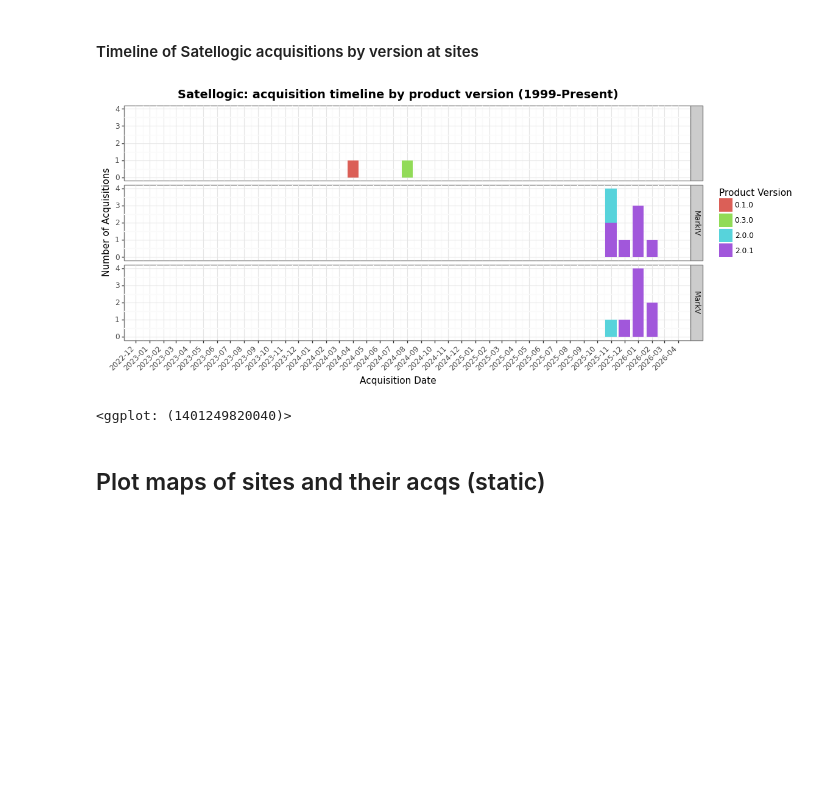
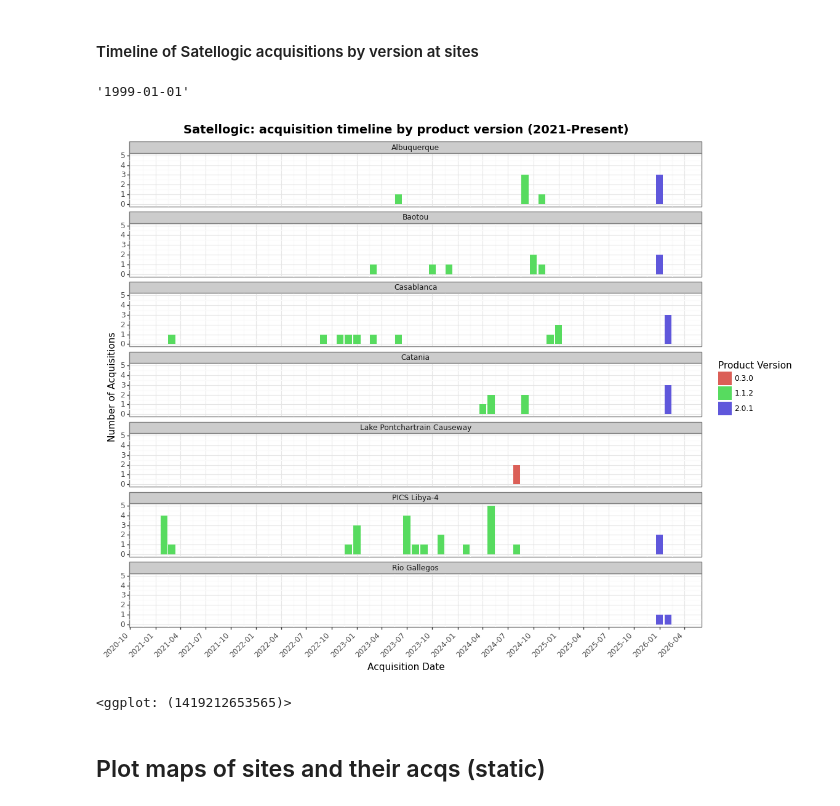
Before and after one commit to pahbs/csda_summaries, a Jupyter notebook: notebooks/csda_stac_search_satellogic.ipynb, the cells around one changed output. Drawn from its saved outputs; the diff is of its cells as text; code cells hidden in the pictures; blank space fills up the shorter version.

Commit message:
siteslib and nb updates

```diff
--- a/notebooks/csda_stac_search_satellogic.ipynb
+++ b/notebooks/csda_stac_search_satellogic.ipynb
@@ -49,4 +44,4 @@ In a future release, GeoPandas will switch to using Shapely by default. If you a
 # %%
 # Define your spreadsheet ID and sheet name
 SPREADSHEET_ID = '13MrpqFtAOqQY9WdW9lHNsqjCbG-e3VQkEDbHOGIKa6k'
-BUF_KM = 1
+BUF_KM = 3
@@ -91,0 +79,16 @@ Warning: Skipping empty geometry at index 12
+# %%
+custom_geojson_dict = {
+    'PICS Libya-4': '/explore/nobackup/projects/CSDA_eval/sites/map_1x3_MODISgrids_Libya4.geojson'
+}
+
+# Create GeoDataFrame
+sites_gdf = siteslib.create_sites_gdf_with_aois(
+    sites,
+    default_size_km=BUF_KM,
+    custom_geojson_dict=custom_geojson_dict,
+    site_column='Site Name',
+    lat_column='Latitude',
+    lon_column='Longitude'
+)
+
+print(f"\n{sites_gdf.shape[0]} sites are being used to search for imagery.")
@@ -194,4 +209,4 @@ print("\n✓ Saved to stac_collections.md")
 # %% [markdown]
 ### Create site dicts for all sites
 # %%
-site_dicts = staclib.create_site_dict_from_gdf(sites_gdf, site_name_field = 'Site Name', buffer_degrees=0.1)
+site_dicts = staclib.create_site_dict_from_gdf(sites_gdf, site_name_field = 'Site Name')
@@ -274,11 +319,20 @@ Name: site_name, dtype: int64
 # %% [markdown]
 #### Timeline of Satellogic acquisitions by version at sites
+# %%
+START_DATE
+# %% [output]
+'1999-01-01'
 # %%
 from plotnine import *
 import pandas as pd
 from datetime import datetime
 
-start_date_obj = datetime.strptime(START_DATE, '%Y-%m-%d')  # adjust format as needed
+# Define start and end dates
+start_date = pd.to_datetime('2021-01-01')
+end_date = timeline_df['date'].max()
+
+# start_date_obj = datetime.strptime(START_DATE, '%Y-%m-%d')  # adjust format as needed
+start_date_obj = start_date
 
 # Prepare data
 plot_df = stac_gdf.copy()
@@ -288,50 +342,49 @@ plot_df.columns = plot_df.columns.str.replace(':', '_')
 if plot_df['datetime'].dtype == 'object':
     plot_df['datetime'] = pd.to_datetime(plot_df['datetime'])
 
-# Filter from 2010 onwards
-plot_df = plot_df[plot_df['datetime'] >= '2020-01-01'].copy()
+# # Filter from 2010 onwards
+# plot_df = plot_df[plot_df['datetime'] >= '2010-01-01'].copy()
 
 # Extract year-month for grouping
 plot_df['year_month'] = plot_df['datetime'].dt.to_period('M').astype(str)
 
 # Count acquisitions by year-month and version
-timeline_df = plot_df.groupby(['year_month', 'satl_product_version','site_name','satl_satellite_generation']).size().reset_index(name='count')
+timeline_df = plot_df.groupby(['year_month', 'satl_product_version','site_name']).size().reset_index(name='count')
 
 # Convert year_month back to datetime for plotting
 timeline_df['date'] = pd.to_datetime(timeline_df['year_month'])
-
-# Define start and end dates
-start_date = pd.to_datetime('2023-01-01')
-end_date = timeline_df['date'].max()
 
 # Create plot with explicit x-axis limits
 p = (
     ggplot(timeline_df, aes(x='date', y='count', fill='satl_product_version')) +
     geom_col() +
     scale_x_datetime(
         limits=[start_date, end_date],
-        date_breaks='1 month',
+        date_breaks='3 month',
         date_labels='%Y-%m'
     ) +
     labs(
         title=f"Satellogic: acquisition timeline by product version ({start_date_obj.strftime('%Y')}-Present)",
         x='Acquisition Date',
         y='Number of Acquisitions',
         fill='Product Version'
     ) +
     theme_bw() +
     theme(
-        figure_size=(12, 5),
+        figure_size=(12, 10),
         axis_text_x=element_text(angle=45, hjust=1),
         plot_title=element_text(size=14, weight='bold')
     )
-    + facet_grid('satl_satellite_generation~')
+    #+ facet_grid('satl_satellite_generation~')
+    #+ facet_wrap('~satl_satellite_generation+site_name')
+    + facet_wrap('~site_name', ncol=1)
+
 )
 
 p
 # %% [output]
-[figure, old version]
+[figure, new version]
-<ggplot: (1401249820040)>
+<ggplot: (1419212653565)>
 # %% [markdown]
 ## Plot maps of sites and their acqs (static)
 # %% [markdown]
```
Also changed, not shown: parts of 24 cells of this notebook, 5 other files.
